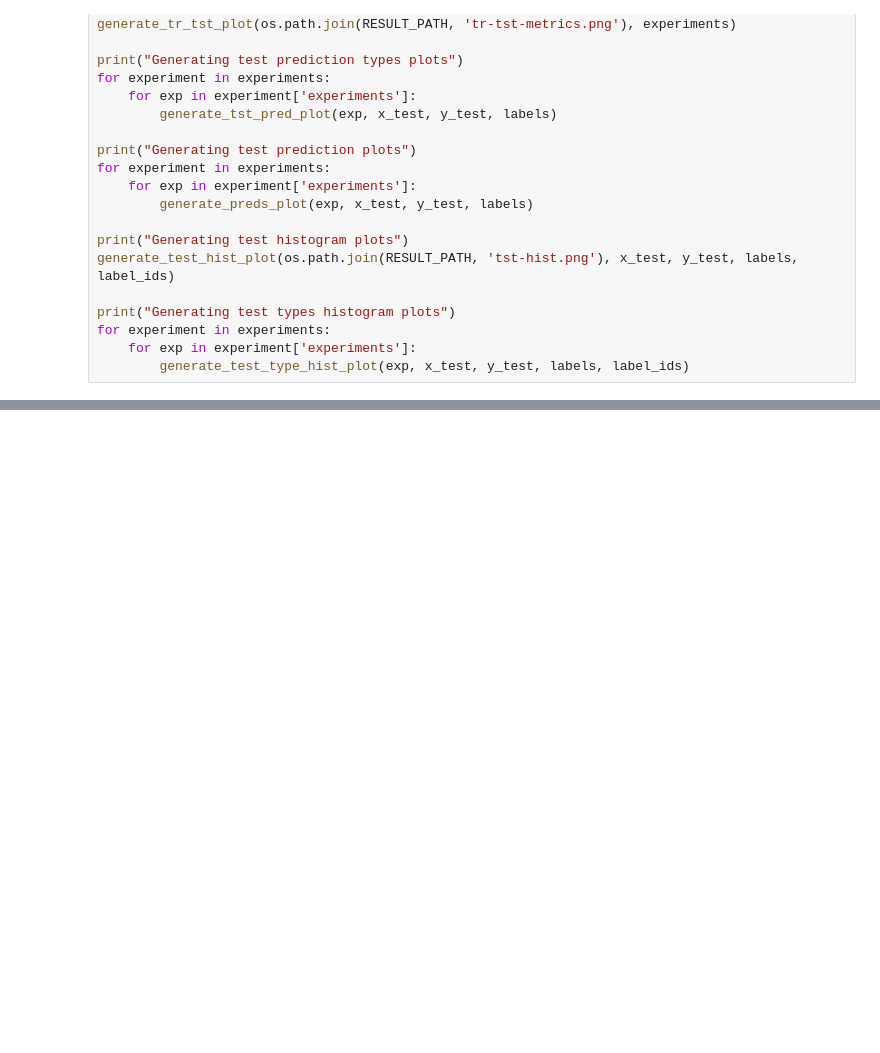
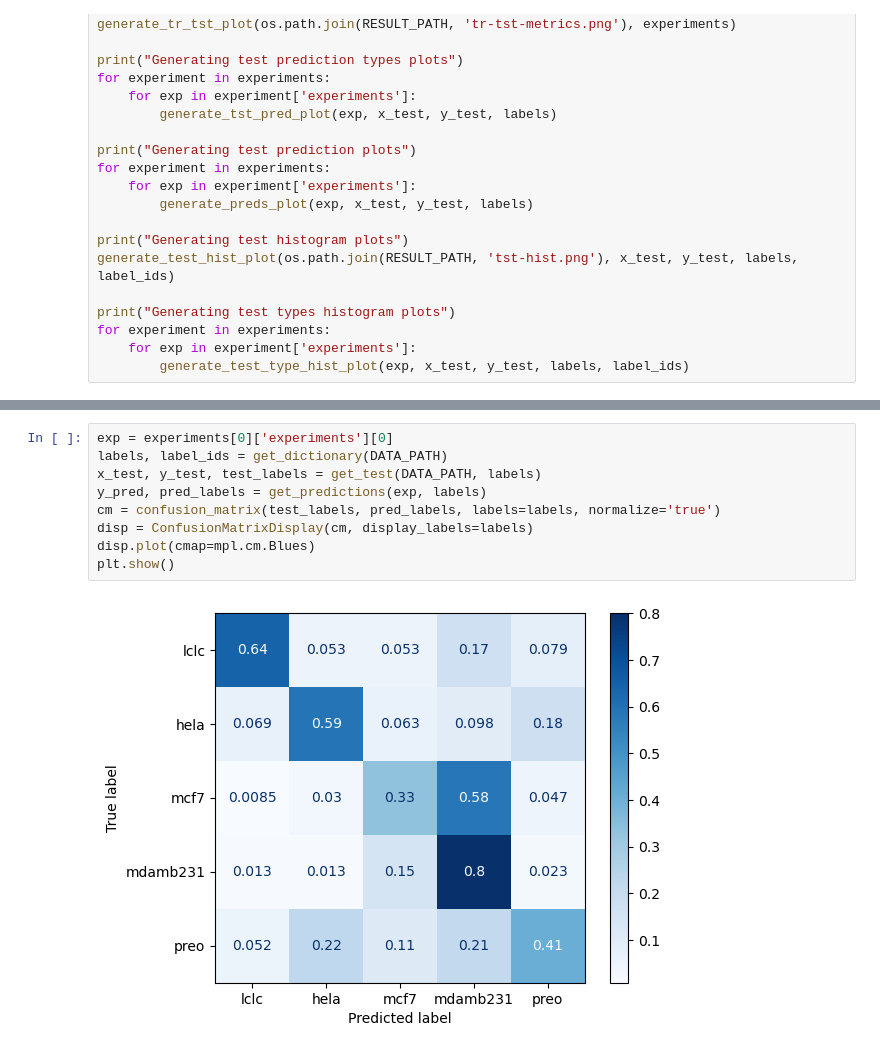
Before and after one commit to Nanobiosensorics/single-cell-tsc, a Jupyter notebook: eval.ipynb, the cells around one changed output, grey strips where cells are left out. Cells and saved outputs as stored; diff of their text form; blank space fills up the shorter version.

Commit message:
graph start

```diff
--- a/eval.ipynb
+++ b/eval.ipynb
@@ -232,0 +472,11 @@ for experiment in experiments:
+# %%
+exp = experiments[0]['experiments'][0]
+labels, label_ids = get_dictionary(DATA_PATH)
+x_test, y_test, test_labels = get_test(DATA_PATH, labels)
+y_pred, pred_labels = get_predictions(exp, labels)
+cm = confusion_matrix(test_labels, pred_labels, labels=labels, normalize='true')
+disp = ConfusionMatrixDisplay(cm, display_labels=labels)
+disp.plot(cmap=mpl.cm.Blues)
+plt.show()
+# %% [output]
+[figure, added]
```
Also changed, not shown: parts of 4 cells of this notebook.
